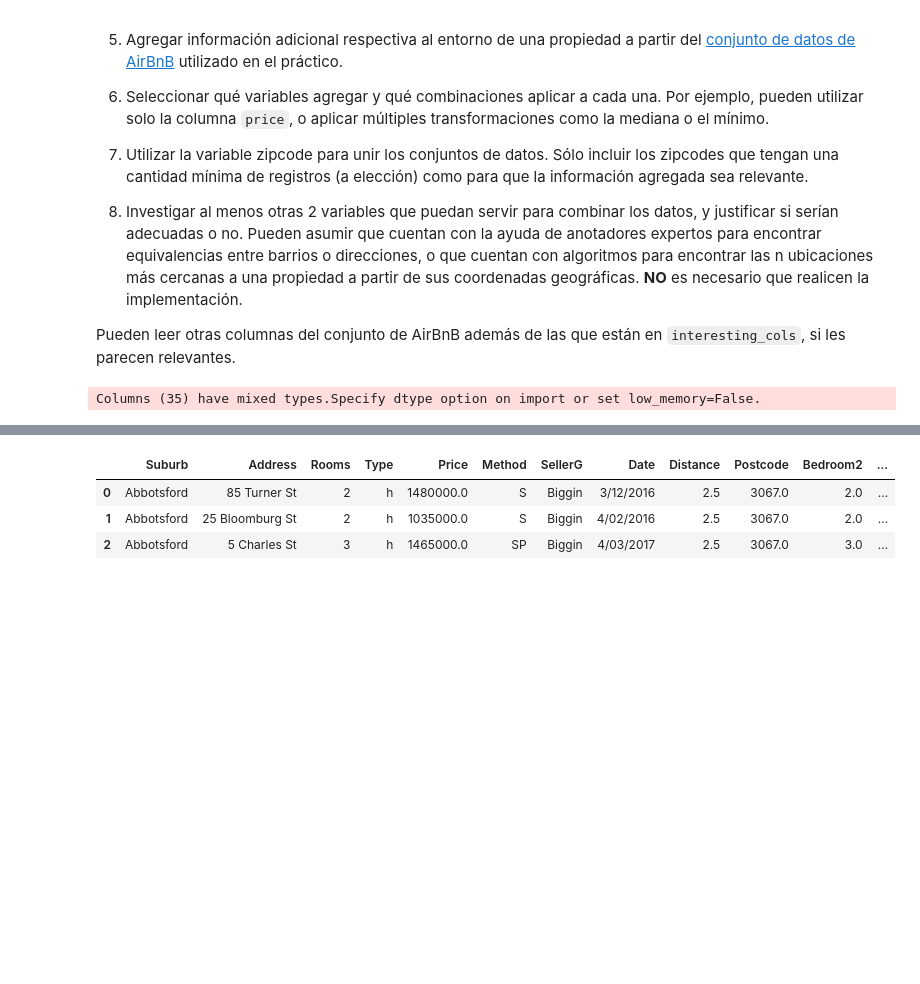
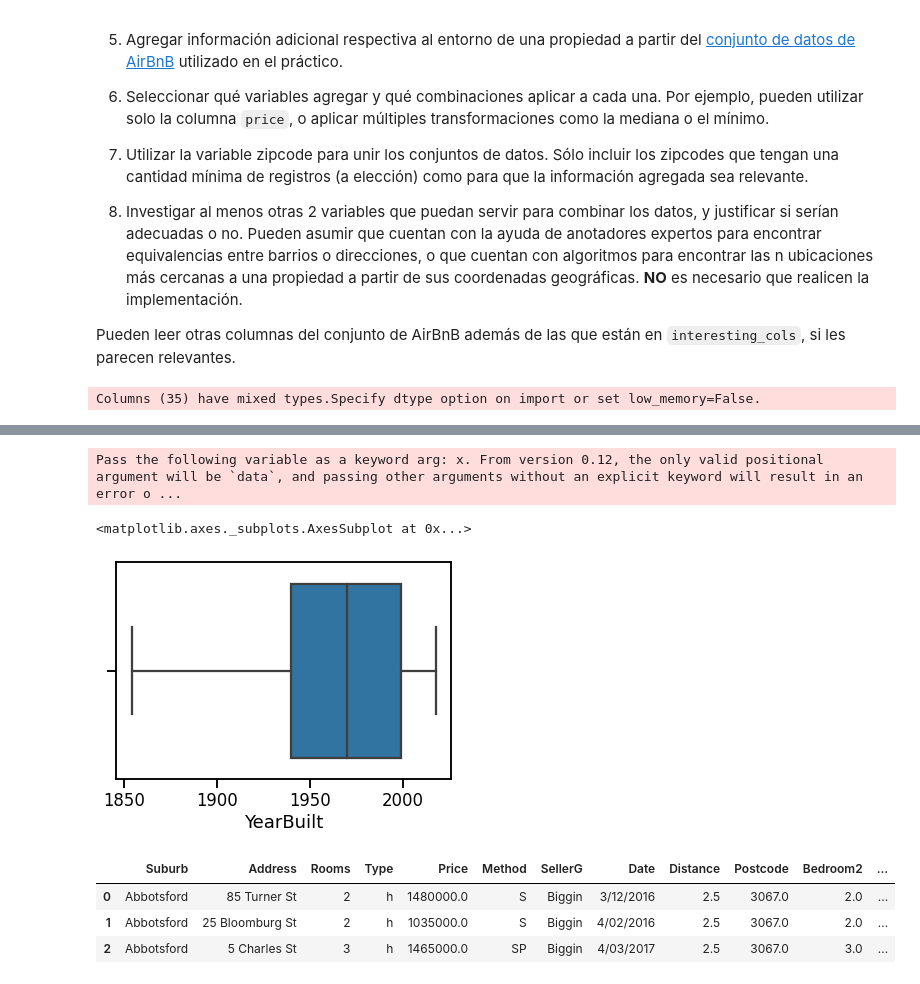
Before and after one commit to AgusCarchano/AnalisisYCuracion, a Jupyter notebook: Entregable_Parte_1.ipynb, the cells around one changed output, grey strips where cells are left out. Cells and saved outputs as stored; diff of their text form; code cells hidden in the pictures; blank space fills up the shorter version.

```diff
--- a/Entregable_Parte_1.ipynb
+++ b/Entregable_Parte_1.ipynb
@@ -74,5 +62,8 @@ airbnb_df = pandas.read_csv(
     usecols=interesting_cols)
 # %% [output]
 Columns (35) have mixed types.Specify dtype option on import or set low_memory=False.
+# %%
+#Date no esta en formato de fecha
+melb_df["Date"] = pandas.to_datetime(melb_df.Date)
 # %%
 seaborn.boxplot(melb_df.YearBuilt)
@@ -100,3 +83,11 @@ melb_edit
+# %%
+#Se puede limpiar los outliers de la variable YearBuilt, pero hay muchas filas que no tienen valor, se deberia recurrir a la imputacion
+melb_edit = melb_df[melb_df['YearBuilt'] > 1850 ]
+seaborn.boxplot(melb_edit.YearBuilt)
+# %% [output]
+Pass the following variable as a keyword arg: x. From version 0.12, the only valid positional argument will be `data`, and passing other arguments without an explicit keyword will result in an error o ...
+<matplotlib.axes._subplots.AxesSubplot at 0x...>
+[figure, added]
 # %%
 melb_df[:3]
 # %% [output]
```
Also changed, not shown: parts of 13 cells of this notebook.
